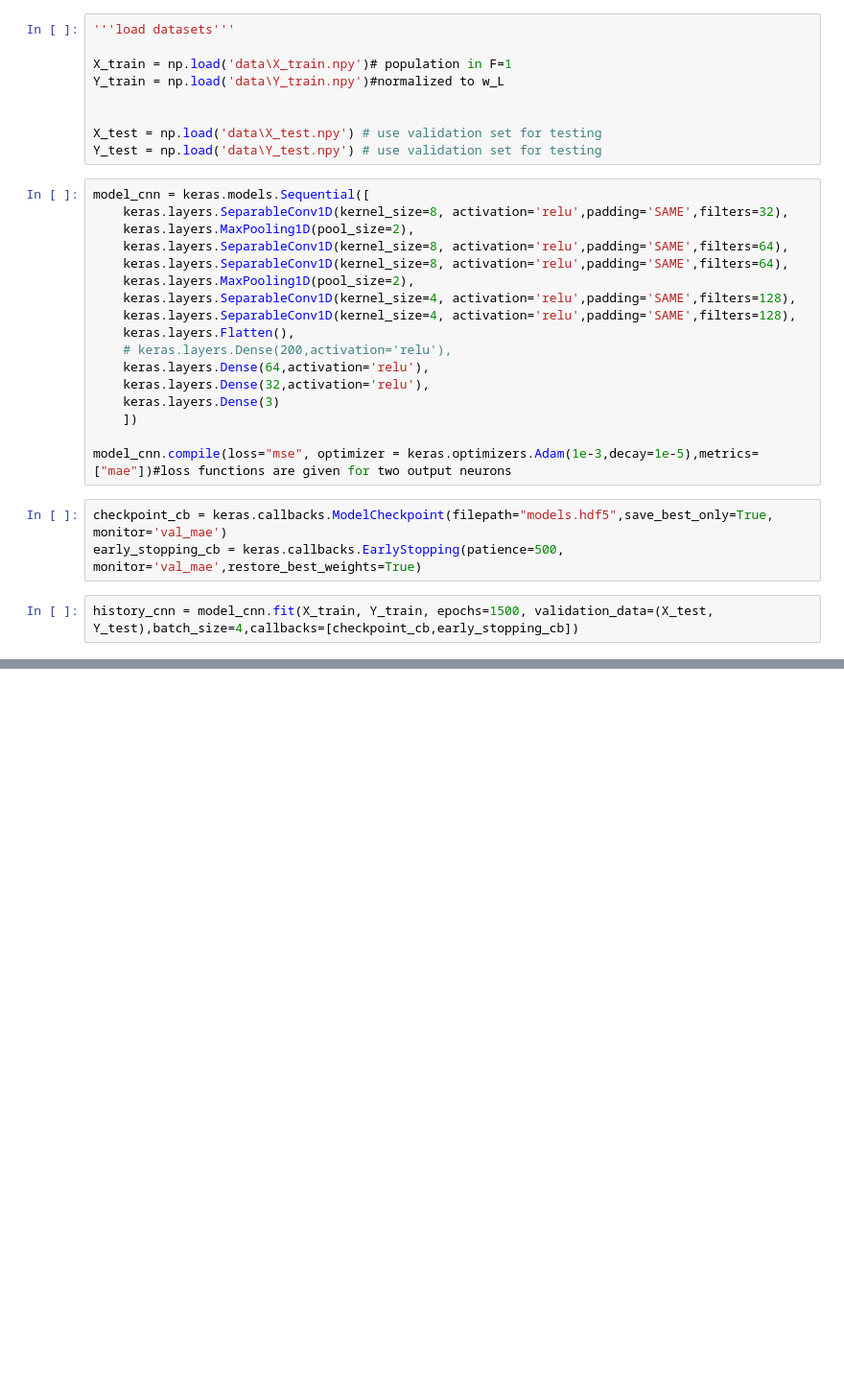
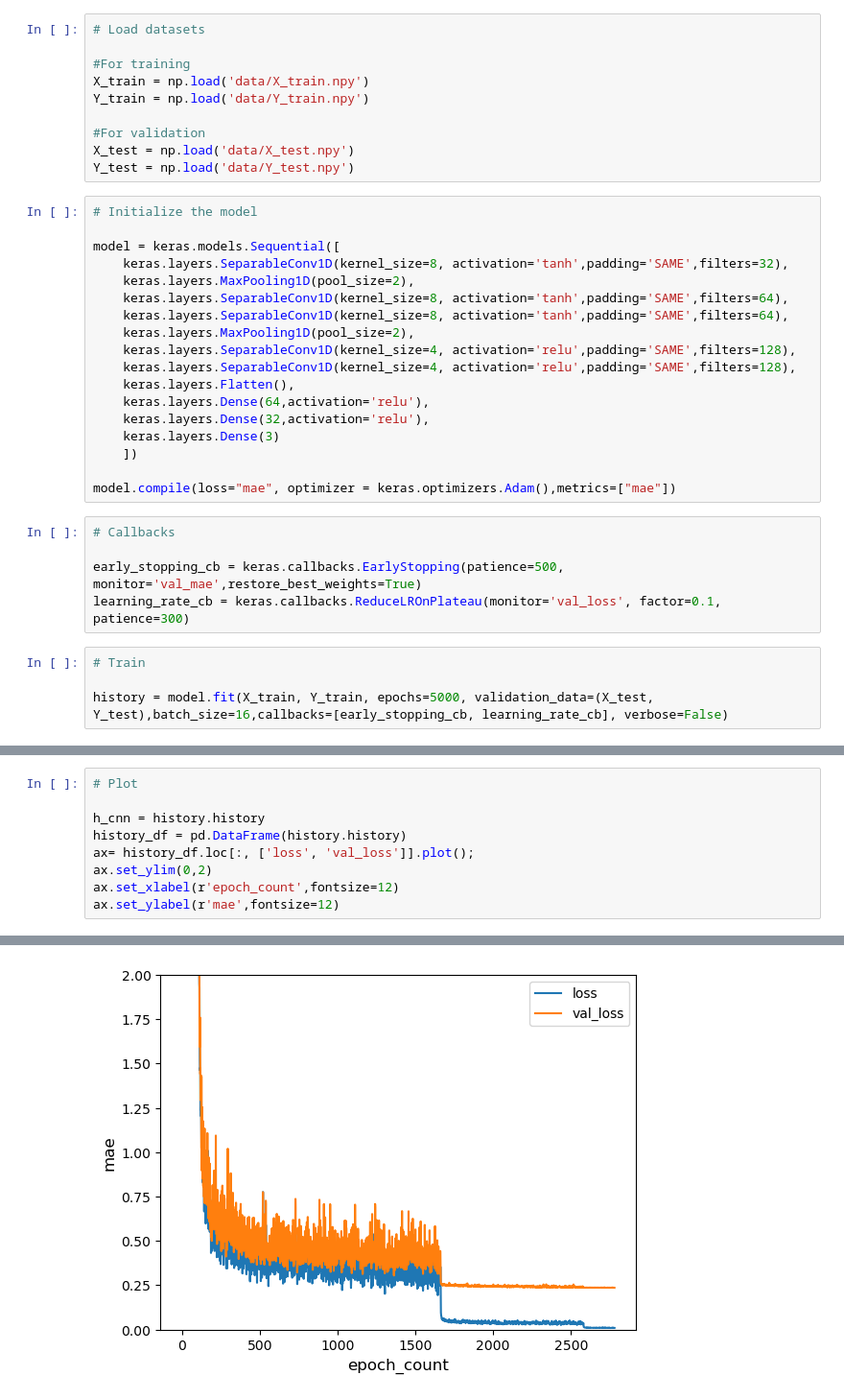
Before and after one commit to tretyakovmipt/magnetic-field-triangulation-via-deep-learning, a Jupyter notebook: deep_learning.ipynb, the cells around one changed output, grey strips where cells are left out. Shown: that part at 96% size. Drawn from its saved outputs; the diff is of its cells as text; blank space fills up the shorter version.

Commit message:
added comments and model figure

```diff
--- a/deep_learning.ipynb
+++ b/deep_learning.ipynb
@@ -5,31 +6,37 @@ import matplotlib.pyplot as plt
 # %%
-'''load datasets'''
+# Load datasets
 
-X_train = np.load('data\X_train.npy')# population in F=1
-Y_train = np.load('data\Y_train.npy')#normalized to w_L
+#For training
+X_train = np.load('data/X_train.npy')
+Y_train = np.load('data/Y_train.npy')
 
-
-X_test = np.load('data\X_test.npy') # use validation set for testing
-Y_test = np.load('data\Y_test.npy') # use validation set for testing
+#For validation
+X_test = np.load('data/X_test.npy')
+Y_test = np.load('data/Y_test.npy')
 # %%
-model_cnn = keras.models.Sequential([
-    keras.layers.SeparableConv1D(kernel_size=8, activation='relu',padding='SAME',filters=32),
+# Initialize the model
+
+model = keras.models.Sequential([
+    keras.layers.SeparableConv1D(kernel_size=8, activation='tanh',padding='SAME',filters=32),
     keras.layers.MaxPooling1D(pool_size=2),
-    keras.layers.SeparableConv1D(kernel_size=8, activation='relu',padding='SAME',filters=64),
-    keras.layers.SeparableConv1D(kernel_size=8, activation='relu',padding='SAME',filters=64),
+    keras.layers.SeparableConv1D(kernel_size=8, activation='tanh',padding='SAME',filters=64),
+    keras.layers.SeparableConv1D(kernel_size=8, activation='tanh',padding='SAME',filters=64),
     keras.layers.MaxPooling1D(pool_size=2),
     keras.layers.SeparableConv1D(kernel_size=4, activation='relu',padding='SAME',filters=128),
     keras.layers.SeparableConv1D(kernel_size=4, activation='relu',padding='SAME',filters=128),
     keras.layers.Flatten(),
-    # keras.layers.Dense(200,activation='relu'),
     keras.layers.Dense(64,activation='relu'),
     keras.layers.Dense(32,activation='relu'),
     keras.layers.Dense(3)
     ])
 
-model_cnn.compile(loss="mse", optimizer = keras.optimizers.Adam(1e-3,decay=1e-5),metrics=["mae"])#loss functions are given for two output neurons
+model.compile(loss="mae", optimizer = keras.optimizers.Adam(),metrics=["mae"])
 # %%
-checkpoint_cb = keras.callbacks.ModelCheckpoint(filepath="models.hdf5",save_best_only=True, monitor='val_mae')
+# Callbacks
+
 early_stopping_cb = keras.callbacks.EarlyStopping(patience=500, monitor='val_mae',restore_best_weights=True)
+learning_rate_cb = keras.callbacks.ReduceLROnPlateau(monitor='val_loss', factor=0.1, patience=300)
 # %%
-history_cnn = model_cnn.fit(X_train, Y_train, epochs=1500, validation_data=(X_test, Y_test),batch_size=4,callbacks=[checkpoint_cb,early_stopping_cb])
+# Train
+
+history = model.fit(X_train, Y_train, epochs=5000, validation_data=(X_test, Y_test),batch_size=16,callbacks=[early_stopping_cb, learning_rate_cb], verbose=False)
@@ -51,0 +43,10 @@ F = model_cnn.predict(X_test)
+# %%
+# Plot
+
+h_cnn = history.history
+history_df = pd.DataFrame(history.history)
+ax= history_df.loc[:, ['loss', 'val_loss']].plot();
+ax.set_ylim(0,2)
+ax.set_xlabel(r'epoch_count',fontsize=12)
+ax.set_ylabel(r'mae',fontsize=12)
+# %% [output]
@@ -51,0 +54 @@ F = model_cnn.predict(X_test)
+[figure, added]
```
Also changed, not shown: parts of 5 cells of this notebook.
